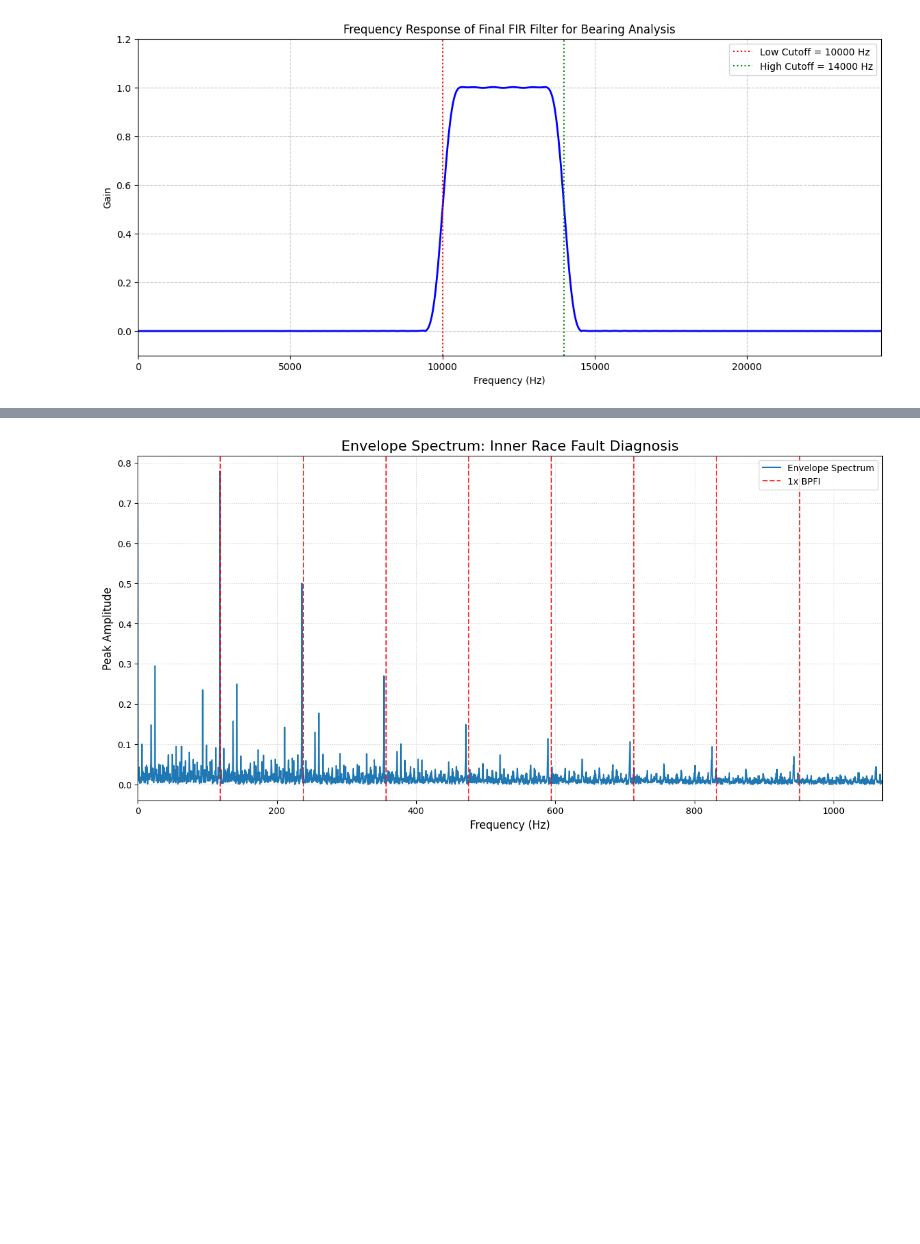
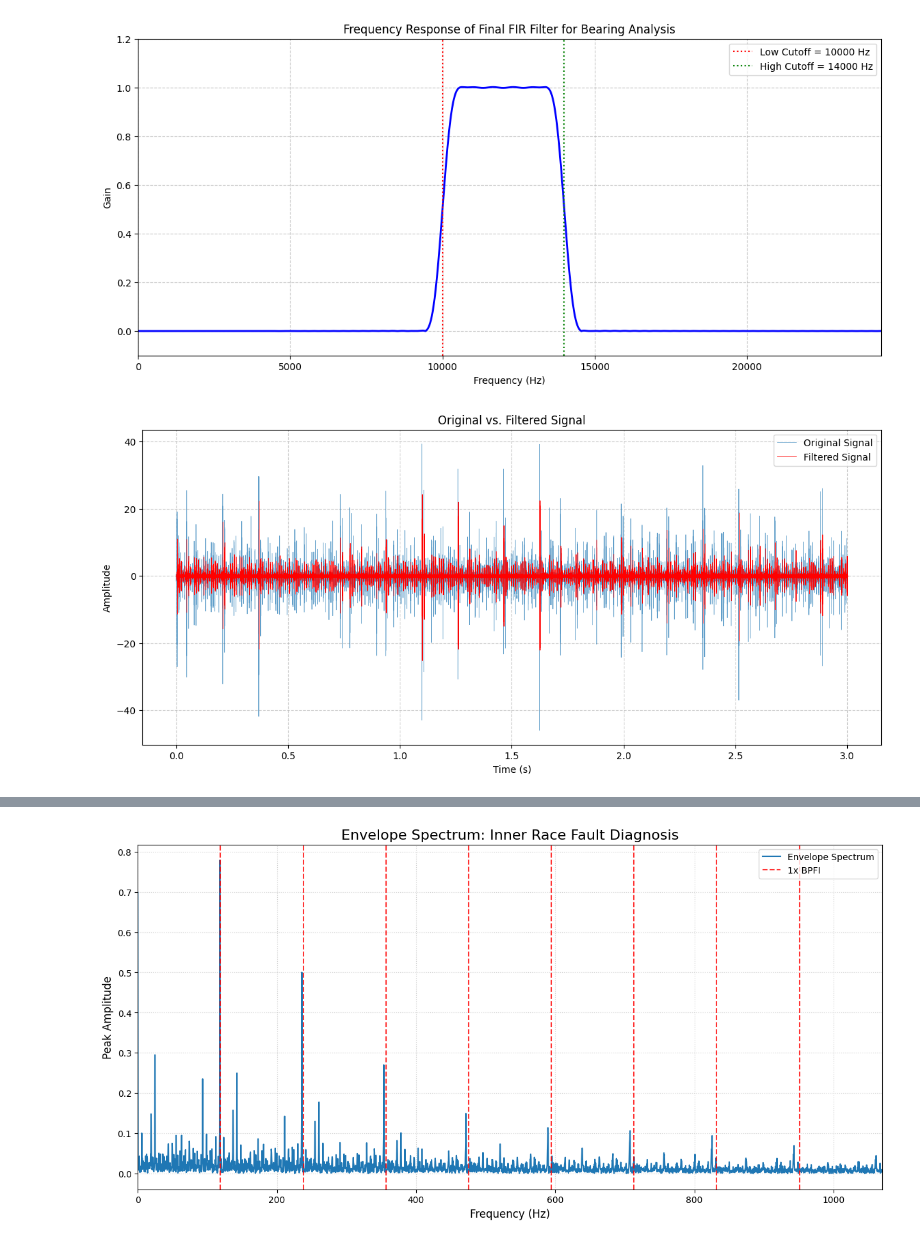
Before and after one commit to neerabhi/Computer_vision, a Jupyter notebook: Assignment4.ipynb, the cells around one changed output, grey strips where cells are left out. Drawn from its saved outputs; the diff is of its cells as text; code cells hidden in the pictures; blank space fills up the shorter version.

```diff
--- a/Assignment4.ipynb
+++ b/Assignment4.ipynb
@@ -245,6 +245,23 @@ def idft(X):
     return x / N
 # %%
 filtered_signal = manual_convolve(gs, h)
+# %%
+plt.figure(figsize=(14, 6))
+plt.plot(t, gs, label='Original Signal', alpha=0.7, linewidth=0.5)
+# Adjust the time axis for the filtered signal if its length is different due to convolution
+# The convolution output is N_gs + N_h - 1 samples long.
+# We can align the start of the filtered signal to the start of the original signal.
+# Creating a time vector for the filtered signal
+t_filtered = np.arange(len(filtered_signal)) / sr
+plt.plot(t_filtered, filtered_signal, label='Filtered Signal', color='red', linewidth=0.6)
+plt.title('Original vs. Filtered Signal')
+plt.xlabel('Time (s)')
+plt.ylabel('Amplitude')
+plt.grid(True, which='both', linestyle='--', alpha=0.6)
+plt.legend()
+plt.show()
+# %% [output]
+[figure, added]
 # %%
 N = len(filtered_signal)
 signal_fft = np.fft.fft(filtered_signal)
```
Also changed, not shown: parts of 5 cells of this notebook.
